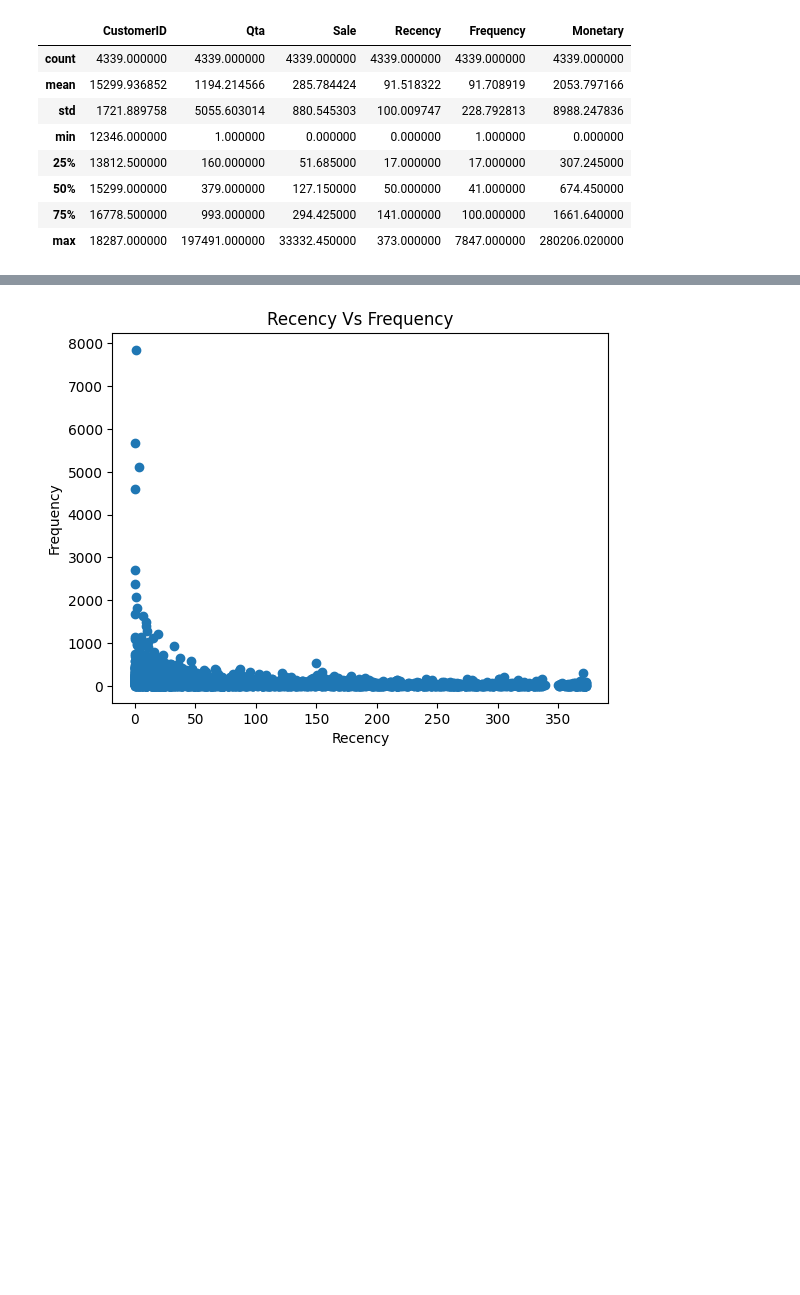
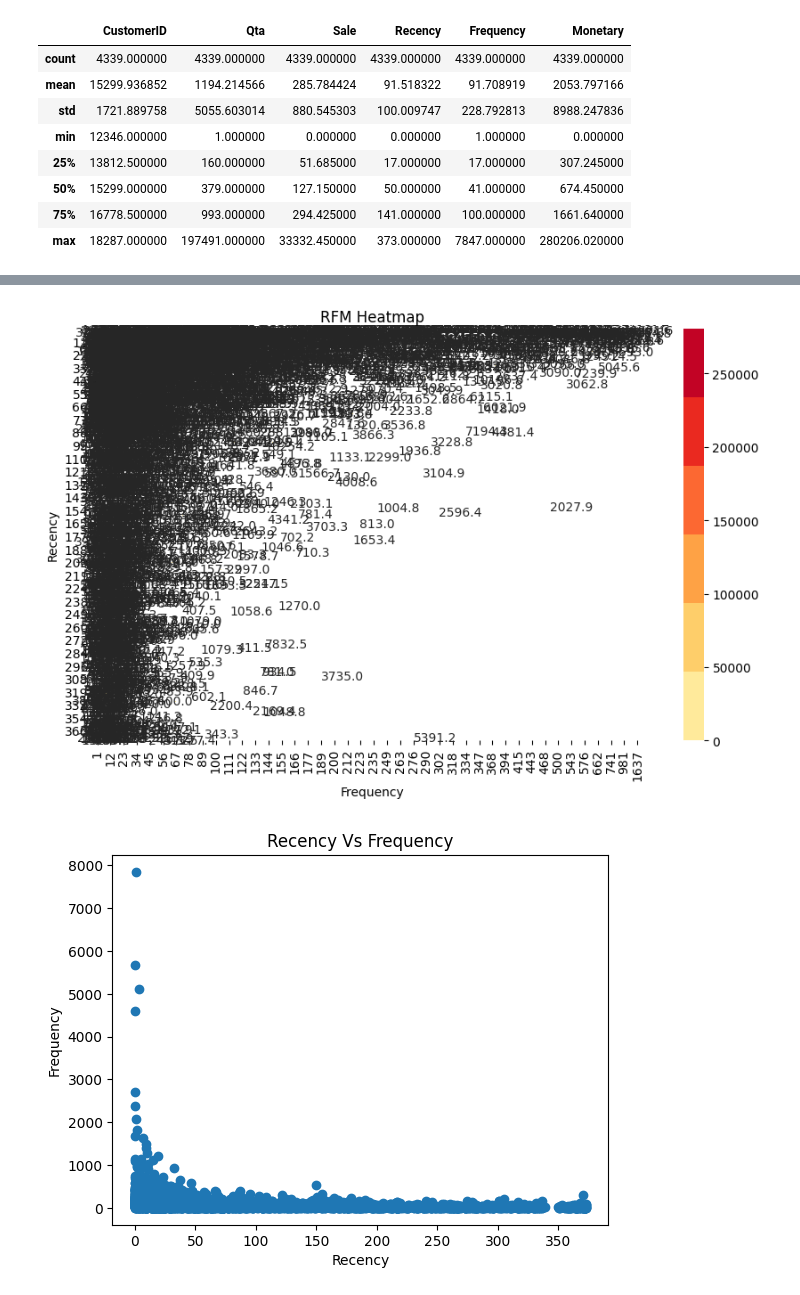
Before and after one commit to pspanji/BA--BI--DS, a Jupyter notebook: RFM_Analysis.ipynb, the cells around one changed output, grey strips where cells are left out. Drawn from its saved outputs; the diff is of its cells as text; code cells hidden in the pictures; blank space fills up the shorter version.

```diff
--- a/RFM_Analysis.ipynb
+++ b/RFM_Analysis.ipynb
@@ -597,9 +499,3 @@ RFM.describe()
 | 50% | 15299.000000 | 379.000000 | 127.150000 | 50.000000 | 41.000000 | 674.450000 |
 | 75% | 16778.500000 | 993.000000 | 294.425000 | 141.000000 | 100.000000 | 1661.640000 |
 | max | 18287.000000 | 197491.000000 | 33332.450000 | 373.000000 | 7847.000000 | 280206.020000 |
-# %%
-RFM['R_score'] = RFM['Recency'].quantile(0.25)
-RFM['F_score'] = RFM['Frequency'].quantile(0.25)
-RFM['M_score'] = RFM['Monetary'].quantile(0.25)
-# %%
-RFM = RFM.sort_values(['R_score', 'F_score', 'M_score'], ascending=False)
@@ -725,3 +613,14 @@ chart
+# %%
+pivot_table = RFM.pivot_table(index='Recency', columns='Frequency', values='Monetary')
+custom_cmap = sns.color_palette("YlOrRd")
+plt.figure(figsize=(10, 6))
+sns.heatmap(pivot_table, cmap=custom_cmap, annot=True, fmt=".1f", linewidths=0.5, cbar=True)
+plt.title('RFM Heatmap')
+plt.xlabel('Frequency')
+plt.ylabel('Recency')
+plt.show()
+# %% [output]
+[figure, added]
 # %%
 # Choose the columns for the scatter plot
 x_data = RFM['Recency']
```
Also changed, not shown: parts of 15 cells of this notebook.
